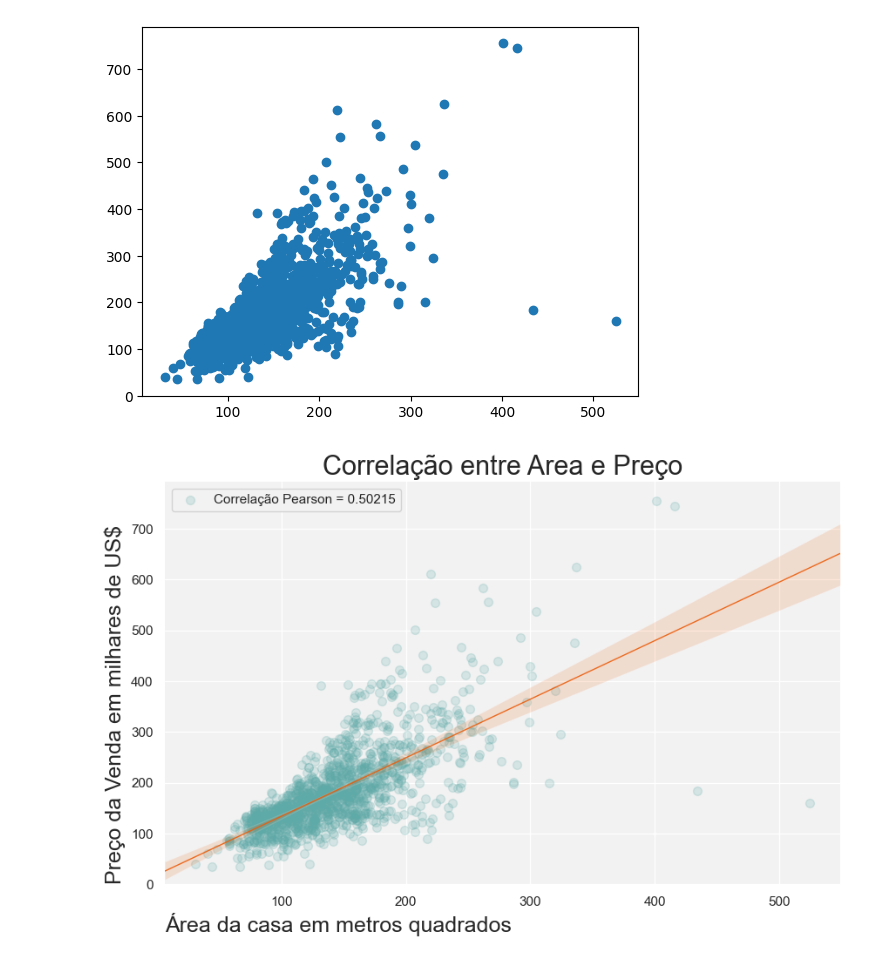
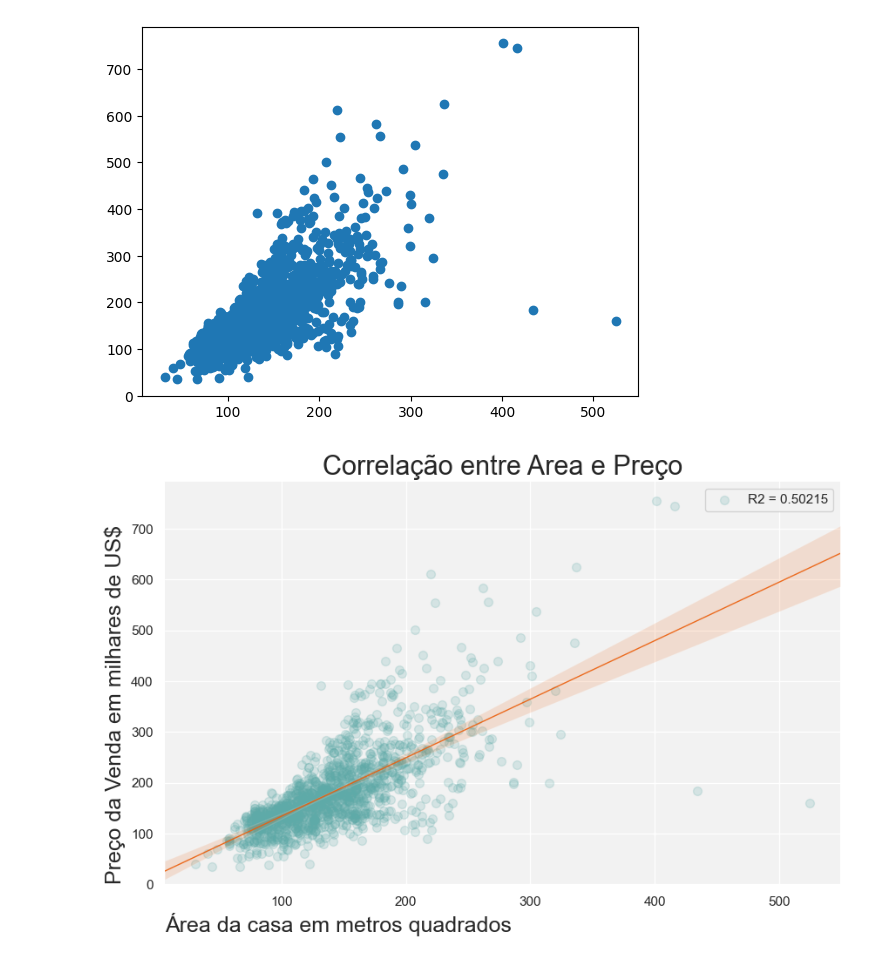
Before and after one commit to marceloperes72/DataViz, a Jupyter notebook: ScatterPlot.ipynb, the cells around one changed output. Drawn from its saved outputs; the diff is of its cells as text; code cells hidden in the pictures.

```diff
--- a/ScatterPlot.ipynb
+++ b/ScatterPlot.ipynb
@@ -90,8 +90,8 @@ def scatter_plot(x,
 # %%
-scatter_plot(df["GrLivArea"],
-             df["SalePrice"],
-             "Correlação entre Area e Preço",
-             "Área da casa em metros quadrados",
-             "Preço da Venda em milhares de US$")
+scatter_plot_r(df["GrLivArea"],
+               df["SalePrice"],
+               "Correlação entre Area e Preço",
+               "Área da casa em metros quadrados",
+               "Preço da Venda em milhares de US$")
 # %% [output]
-[figure, old version]
+[figure, new version]
```
Also changed, not shown: parts of 4 cells of this notebook.
